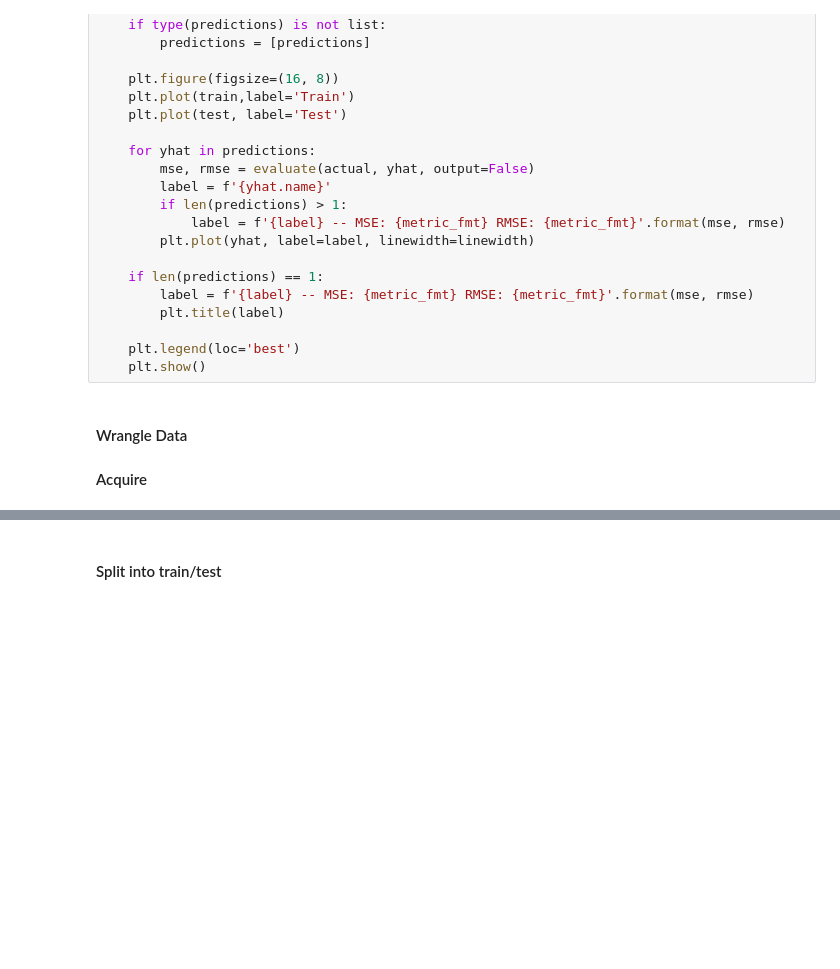
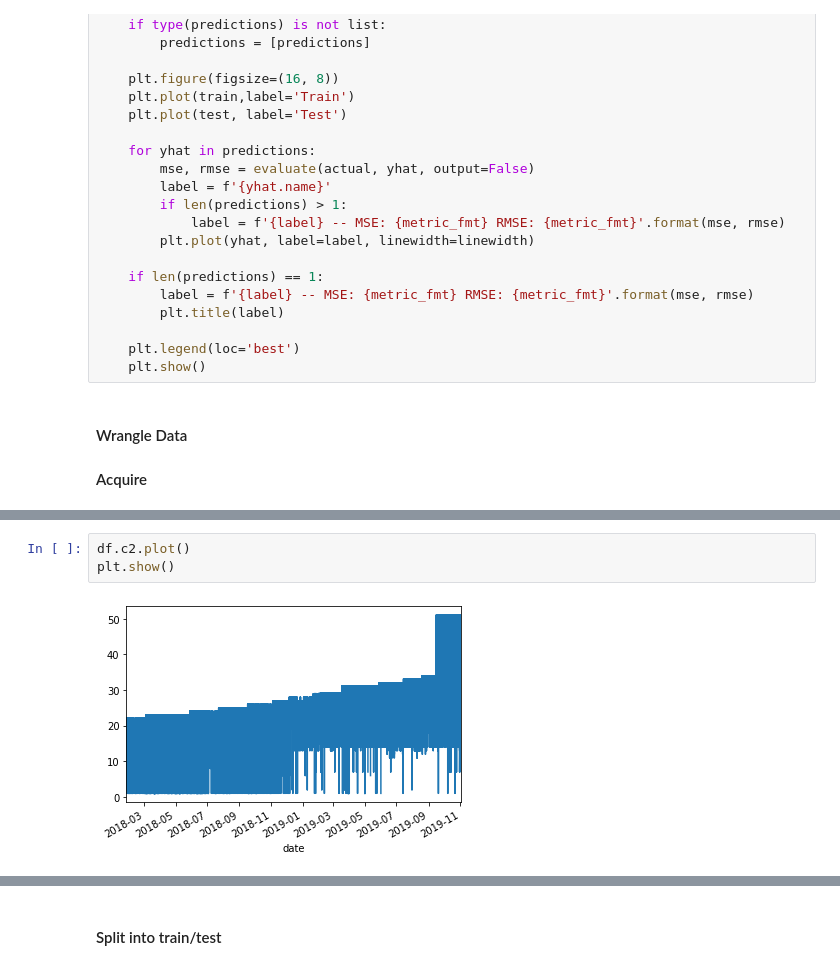
Before and after one commit to Mattsantos541/ds-methodologies-exercises, a Jupyter notebook: anomaly_detection/time_series_anomaly_detection.py or time_series_anomaly_detection..ipynb, the cells around one changed output, grey strips where cells are left out. Saved outputs shown, nothing was run; the diff lists cells and outputs as text; blank space fills up the shorter version.

```diff
--- a/anomaly_detection/time_series_anomaly_detection.py or time_series_anomaly_detection..ipynb
+++ b/anomaly_detection/time_series_anomaly_detection.py or time_series_anomaly_detection..ipynb
@@ -86,0 +168,5 @@ df.head()
+# %%
+df.c2.plot()
+plt.show()
+# %% [output]
+[figure, added]
```
Also changed, not shown: parts of 29 cells of this notebook.
